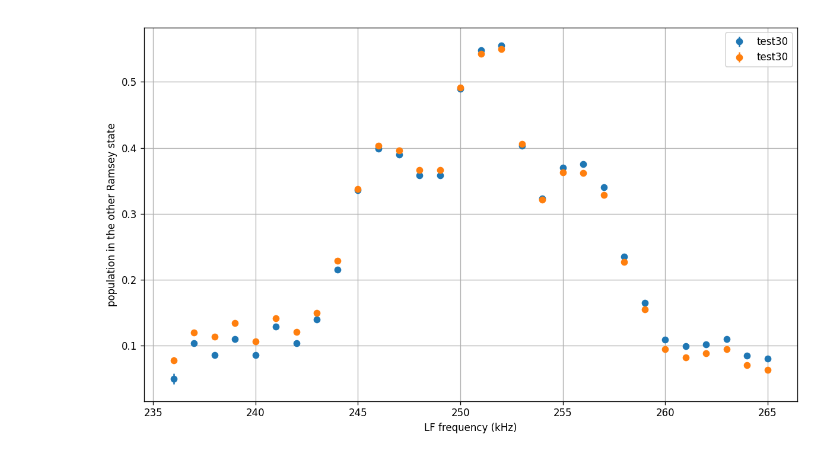
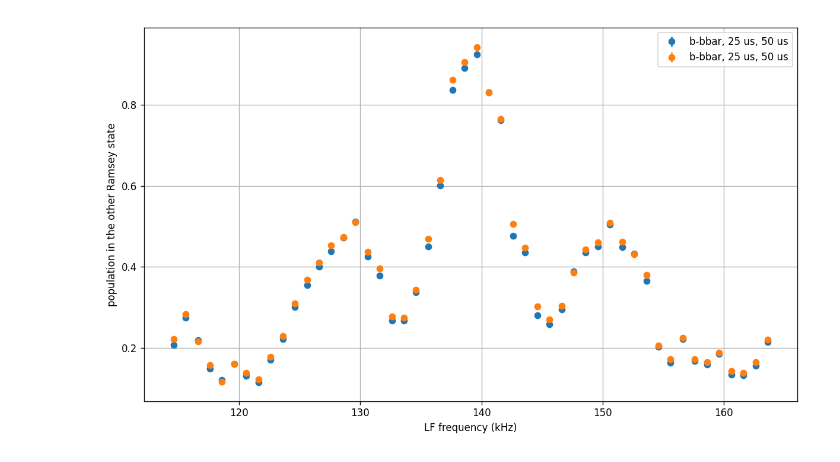
Before and after one commit to vuthalab/onix, a Jupyter notebook: analysis/lf_spectroscopy_quick_state_prep.ipynb, the cells around one changed output. Cells and saved outputs as stored; diff of their text form; code cells hidden in the pictures.

```diff
--- a/analysis/lf_spectroscopy_quick_state_prep.ipynb
+++ b/analysis/lf_spectroscopy_quick_state_prep.ipynb
@@ -71,28 +84,29 @@ def get_results(data_identification):
     return headers, np.array(results)
 # %%
 data = {
-    "test30": (978080, 978109),
+    # "a-abar, 90 us, 90 us": (978080, 978109),
+    "b-bbar, 25 us, 50 us": (985461, 985510),
 }
 
 fig, ax = plt.subplots(figsize = (10, 6), dpi = 120)
 for ll, (label, data_range) in enumerate(data.items()):
     headers, results = get_results(data_range)
     xs = [(header["params"]["lf"]["detunings"][0] + header["params"]["lf"]["center_frequencies"][0]).to("kHz").magnitude for header in headers]
     if results.ndim == 1:
         ys = unumpy.nominal_values(results)
         errs = unumpy.std_devs(results)
         ax.errorbar(xs, ys, errs, label=label, marker='o', linestyle='')
     else:
         for kk in range(2):
             ys = unumpy.nominal_values(results[:, kk])
             errs = unumpy.std_devs(results[:, kk])
             ax.errorbar(xs, ys, errs, label=label, marker='o', linestyle='')
 
 ax.set_xlabel(f"LF frequency (kHz)")
 ax.set_ylabel("population in the other Ramsey state")
 ax.legend()
 ax.grid()
 plt.tight_layout()
 plt.show()
 # %% [output]
-[figure, old version]
+[figure, new version]
```
Also changed, not shown: parts of 17 cells of this notebook, 5 other files.
